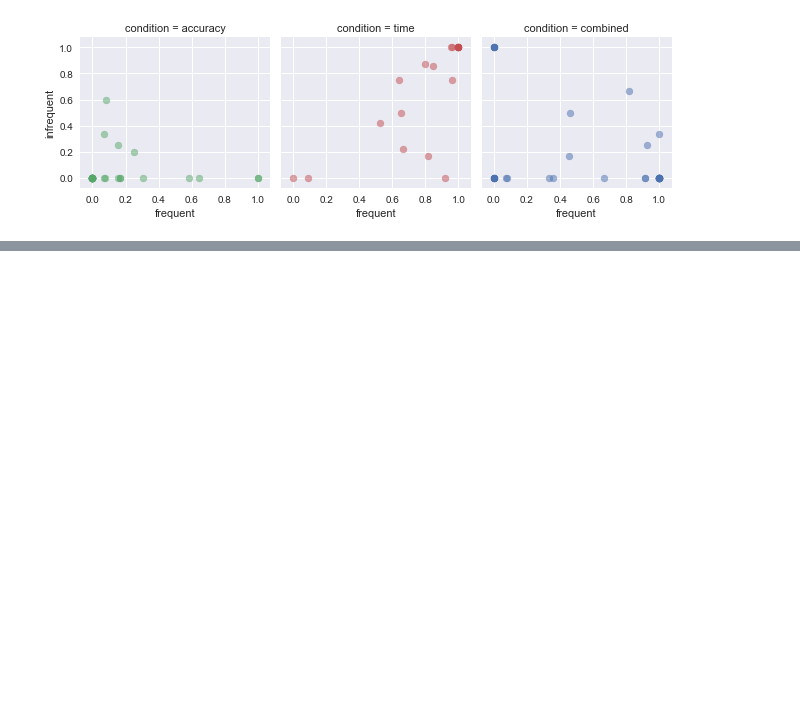
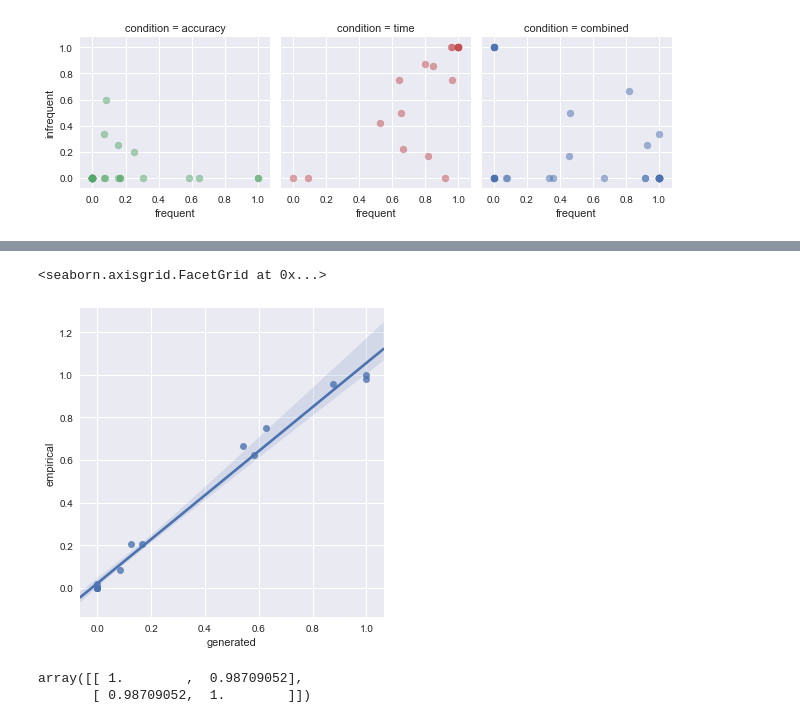
Before and after one commit to benpeloquin7/kanwal-2017-modeling, a Jupyter notebook: analysis.ipynb, the cells around one changed output, grey strips where cells are left out. Cells and saved outputs as stored; diff of their text form; code cells hidden in the pictures; blank space fills up the shorter version.

```diff
--- a/analysis.ipynb
+++ b/analysis.ipynb
@@ -307,0 +570,15 @@ p2 = p2.map(plt.scatter, "frequent", "infrequent", alpha=0.5)
+# %%
+df_frequent_corr = df_joined_melted_pivoted \
+    .drop(columns='infrequent') \
+    .pivot_table(values='frequent', index=['IP', 'condition',], columns=['data_type']) \
+    .reset_index()
+# %%
+sns.lmplot(x='generated', y='empirical', data=df_frequent_corr)
+# %% [output]
+<seaborn.axisgrid.FacetGrid at 0x...>
+[figure, added]
+# %%
+np.corrcoef(df_frequent_corr['generated'], df_frequent_corr['empirical'])**2
+# %% [output]
+array([[ 1.        ,  0.98709052],
+       [ 0.98709052,  1.        ]])
```
Also changed, not shown: parts of 20 cells of this notebook.
